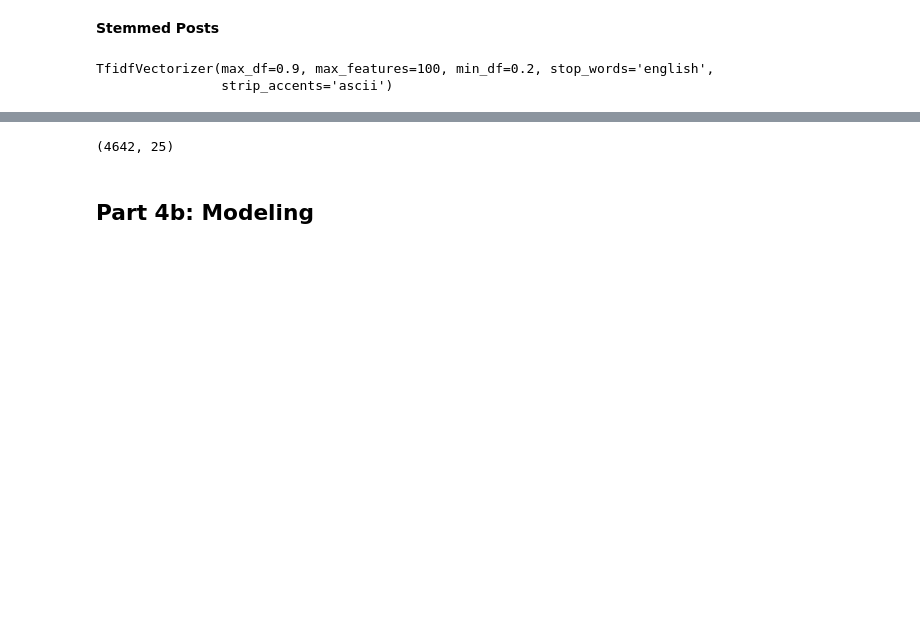
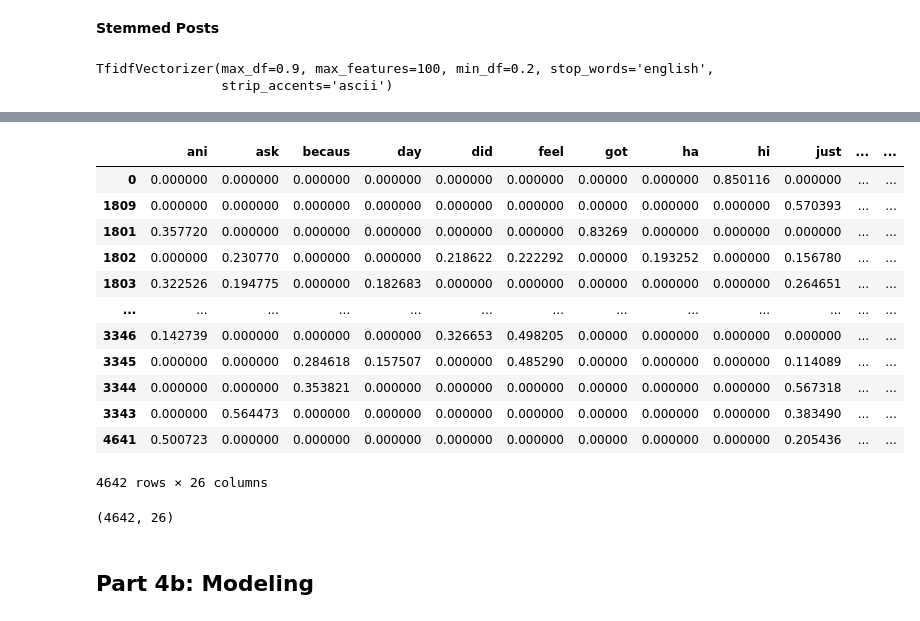
Before and after one commit to akamara05/NLP_reddit_project, a Jupyter notebook: Part 4 Modeling.ipynb, the cells around one changed output, grey strips where cells are left out. Cells and saved outputs as stored; diff of their text form; code cells hidden in the pictures; blank space fills up the shorter version.

```diff
--- a/Part 4 Modeling.ipynb
+++ b/Part 4 Modeling.ipynb
@@ -256,7 +227,27 @@ reddit_tvec_stem_posts
+# %%
+reddit_tvec_stem_posts = pd.DataFrame(tvec_stem_posts.transform(reddit.stem_posts).todense(),
+                  columns = tvec_stem_posts.get_feature_names())
+reddit_tvec_stem_posts['subreddit']= reddit.subreddit
+# %%
+reddit_tvec_stem_posts.sort_values('subreddit', ascending = False)
+# %% [output]
+|  | ani | ask | becaus | day | did | feel | got | ha | hi | just | ... | ... |
+| 0 | 0.000000 | 0.000000 | 0.000000 | 0.000000 | 0.000000 | 0.000000 | 0.00000 | 0.000000 | 0.850116 | 0.000000 | ... | ... |
+| 1809 | 0.000000 | 0.000000 | 0.000000 | 0.000000 | 0.000000 | 0.000000 | 0.00000 | 0.000000 | 0.000000 | 0.570393 | ... | ... |
+| 1801 | 0.357720 | 0.000000 | 0.000000 | 0.000000 | 0.000000 | 0.000000 | 0.83269 | 0.000000 | 0.000000 | 0.000000 | ... | ... |
+| 1802 | 0.000000 | 0.230770 | 0.000000 | 0.000000 | 0.218622 | 0.222292 | 0.00000 | 0.193252 | 0.000000 | 0.156780 | ... | ... |
+| 1803 | 0.322526 | 0.194775 | 0.000000 | 0.182683 | 0.000000 | 0.000000 | 0.00000 | 0.000000 | 0.000000 | 0.264651 | ... | ... |
+| ... | ... | ... | ... | ... | ... | ... | ... | ... | ... | ... | ... | ... |
+| 3346 | 0.142739 | 0.000000 | 0.000000 | 0.000000 | 0.326653 | 0.498205 | 0.00000 | 0.000000 | 0.000000 | 0.000000 | ... | ... |
+| 3345 | 0.000000 | 0.000000 | 0.284618 | 0.157507 | 0.000000 | 0.485290 | 0.00000 | 0.000000 | 0.000000 | 0.114089 | ... | ... |
+| 3344 | 0.000000 | 0.000000 | 0.353821 | 0.000000 | 0.000000 | 0.000000 | 0.00000 | 0.000000 | 0.000000 | 0.567318 | ... | ... |
+| 3343 | 0.000000 | 0.564473 | 0.000000 | 0.000000 | 0.000000 | 0.000000 | 0.00000 | 0.000000 | 0.000000 | 0.383490 | ... | ... |
+| 4641 | 0.500723 | 0.000000 | 0.000000 | 0.000000 | 0.000000 | 0.000000 | 0.00000 | 0.000000 | 0.000000 | 0.205436 | ... | ... |
+4642 rows × 26 columns
 # %%
 reddit_tvec_stem_posts.shape
 # %% [output]
-(4642, 25)
+(4642, 26)
 # %% [markdown]
 ## Part 4b: Modeling
 # %% [markdown]
```
Also changed, not shown: parts of 94 cells of this notebook, 5 other files.
